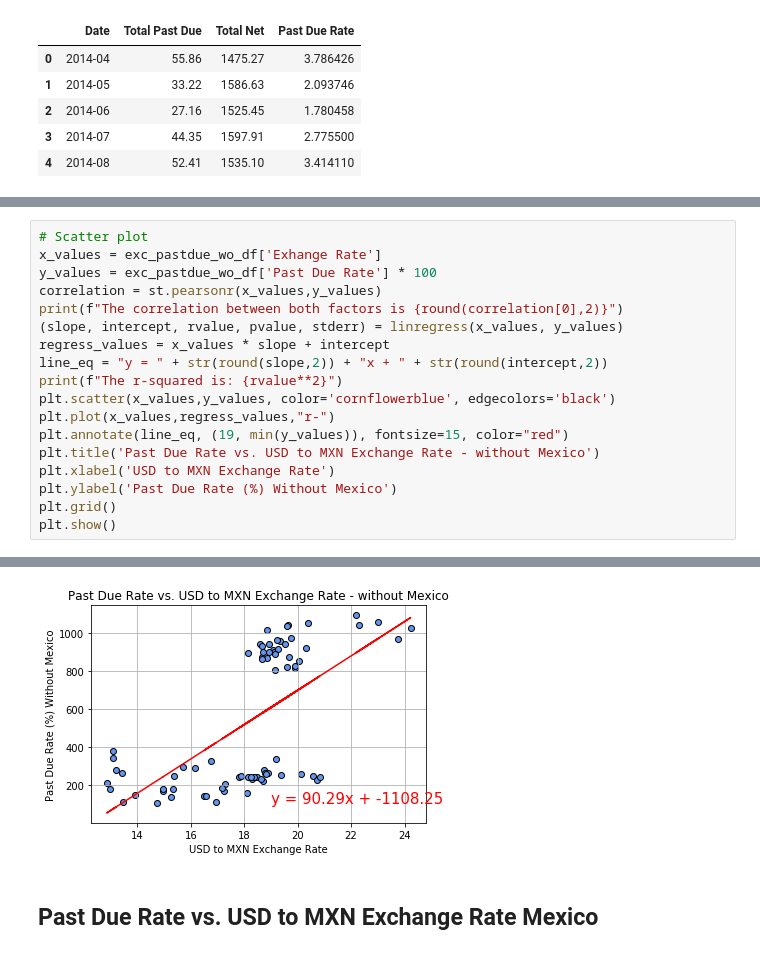
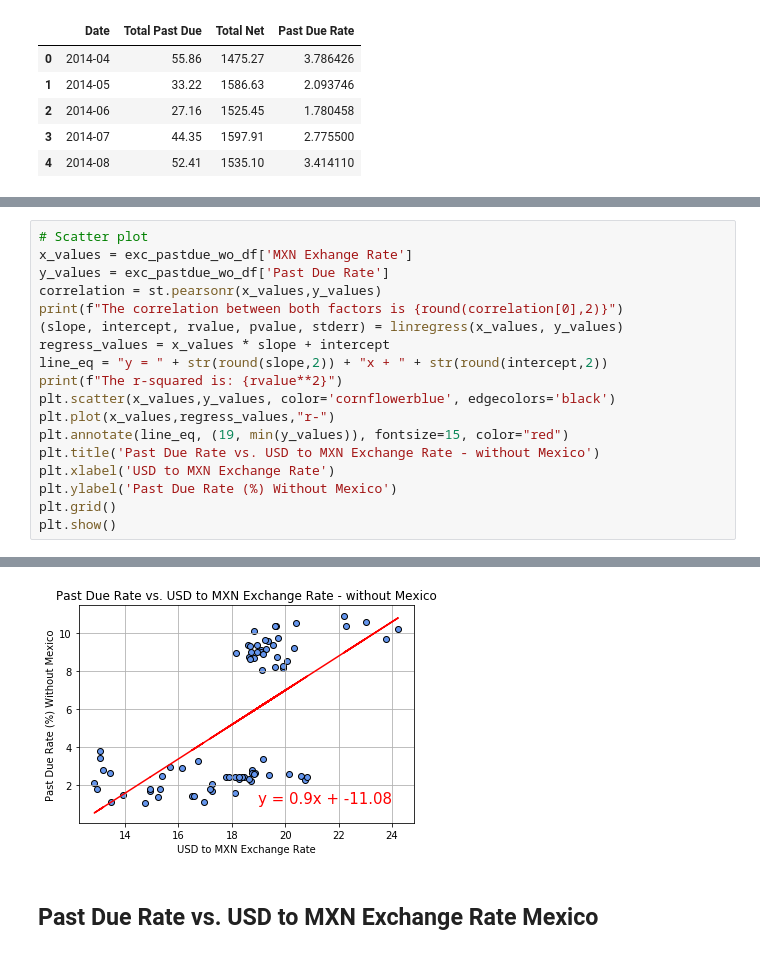
Before and after one commit to SergioGL8/P1---Digging-deep-in-past-due-patterns-, a Jupyter notebook: explore_visual.ipynb, the cells around one changed output, grey strips where cells are left out. Cells and saved outputs as stored; diff of their text form.

```diff
--- a/explore_visual.ipynb
+++ b/explore_visual.ipynb
@@ -574,7 +574,7 @@ exc_pastdue_wo_df.head()
 # %%
 # Scatter plot
-x_values = exc_pastdue_wo_df['Exhange Rate']
-y_values = exc_pastdue_wo_df['Past Due Rate'] * 100
+x_values = exc_pastdue_wo_df['MXN Exhange Rate']
+y_values = exc_pastdue_wo_df['Past Due Rate']
 correlation = st.pearsonr(x_values,y_values)
 print(f"The correlation between both factors is {round(correlation[0],2)}")
 (slope, intercept, rvalue, pvalue, stderr) = linregress(x_values, y_values)
@@ -595,3 +595,3 @@ The r-squared is: 0.393179293066853
-[figure, old version]
+[figure, new version]
 # %% [markdown]
 ## Past Due Rate vs. USD to MXN Exchange Rate Mexico
```
Also changed, not shown: parts of 25 cells of this notebook.
